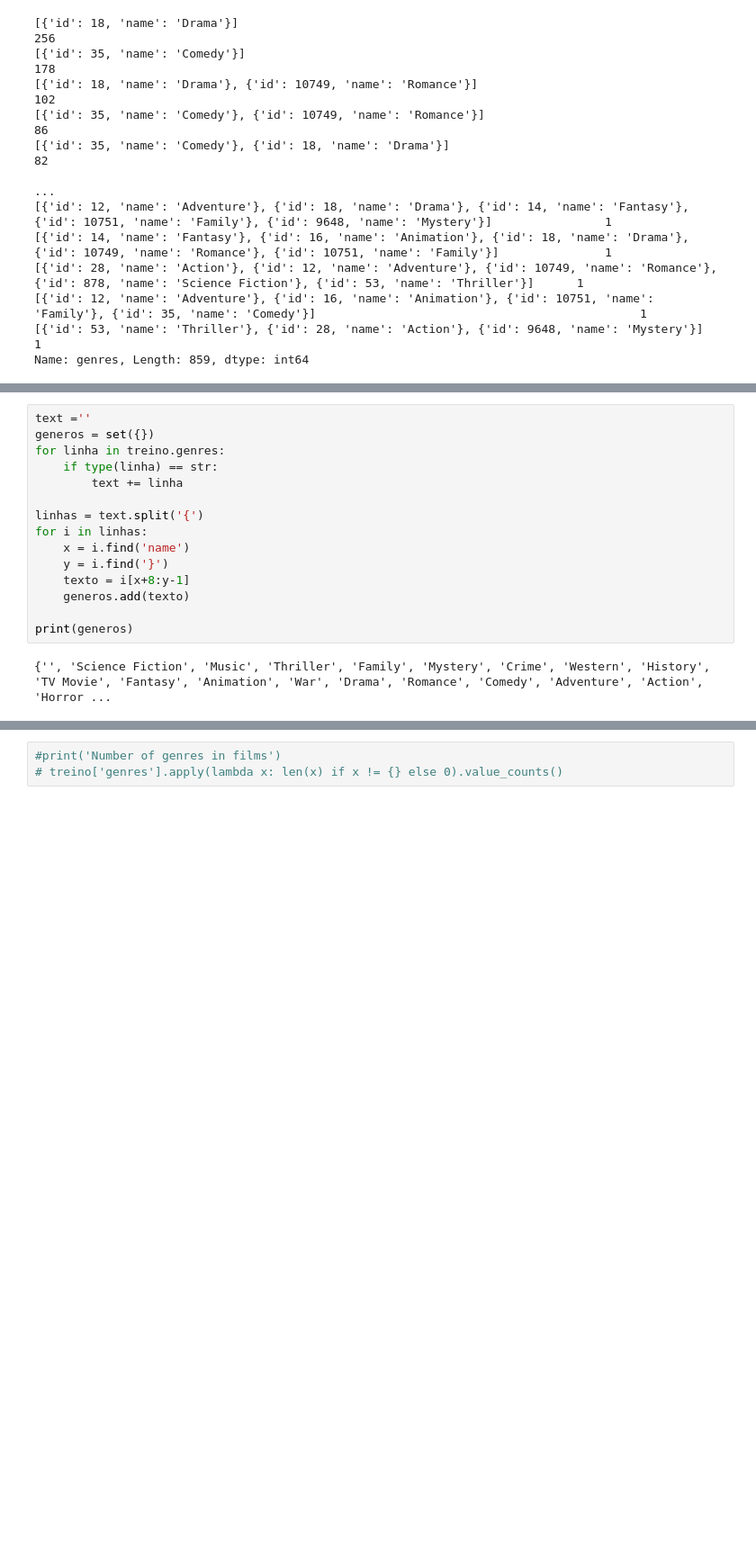
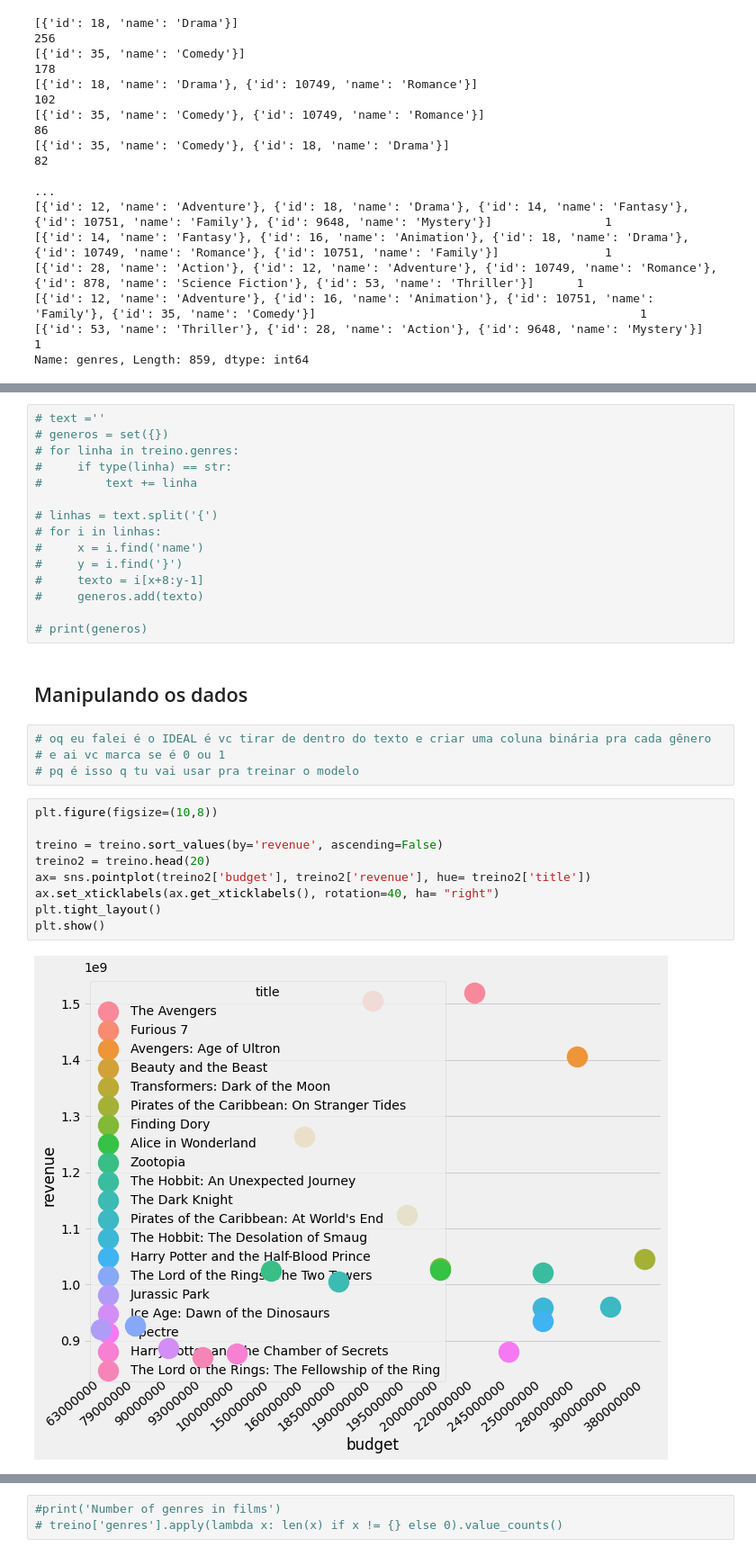
Before and after one commit to GsCatalani/trabalho2Lp, a Jupyter notebook: Trabalho2.ipynb, the cells around one changed output, grey strips where cells are left out. Shown at 90% size. Drawn from its saved outputs; the diff is of its cells as text; blank space fills up the shorter version.

```diff
--- a/Trabalho2.ipynb
+++ b/Trabalho2.ipynb
@@ -209,17 +336,32 @@ Name: genres, Length: 859, dtype: int64
 # %%
-text =''
-generos = set({})
-for linha in treino.genres:
-    if type(linha) == str:
-        text += linha
+# text =''
+# generos = set({})
+# for linha in treino.genres:
+#     if type(linha) == str:
+#         text += linha
 
-linhas = text.split('{')
-for i in linhas:
-    x = i.find('name')
-    y = i.find('}')
-    texto = i[x+8:y-1]
-    generos.add(texto)
+# linhas = text.split('{')
+# for i in linhas:
+#     x = i.find('name')
+#     y = i.find('}')
+#     texto = i[x+8:y-1]
+#     generos.add(texto)
 
-print(generos)
+# print(generos)
-# %% [output]
-{'', 'Science Fiction', 'Music', 'Thriller', 'Family', 'Mystery', 'Crime', 'Western', 'History', 'TV Movie', 'Fantasy', 'Animation', 'War', 'Drama', 'Romance', 'Comedy', 'Adventure', 'Action', 'Horror ...
+# %% [markdown]
+## Manipulando os dados
+# %%
+# oq eu falei é o IDEAL é vc tirar de dentro do texto e criar uma coluna binária pra cada gênero
+# e ai vc marca se é 0 ou 1
+# pq é isso q tu vai usar pra treinar o modelo
+# %%
+plt.figure(figsize=(10,8))
+
+treino = treino.sort_values(by='revenue', ascending=False)
+treino2 = treino.head(20)
+ax= sns.pointplot(treino2['budget'], treino2['revenue'], hue= treino2['title'])
+ax.set_xticklabels(ax.get_xticklabels(), rotation=40, ha= "right")
+plt.tight_layout()
+plt.show()
+# %% [output]
+[figure, added]
```
Also changed, not shown: parts of 27 cells of this notebook.
